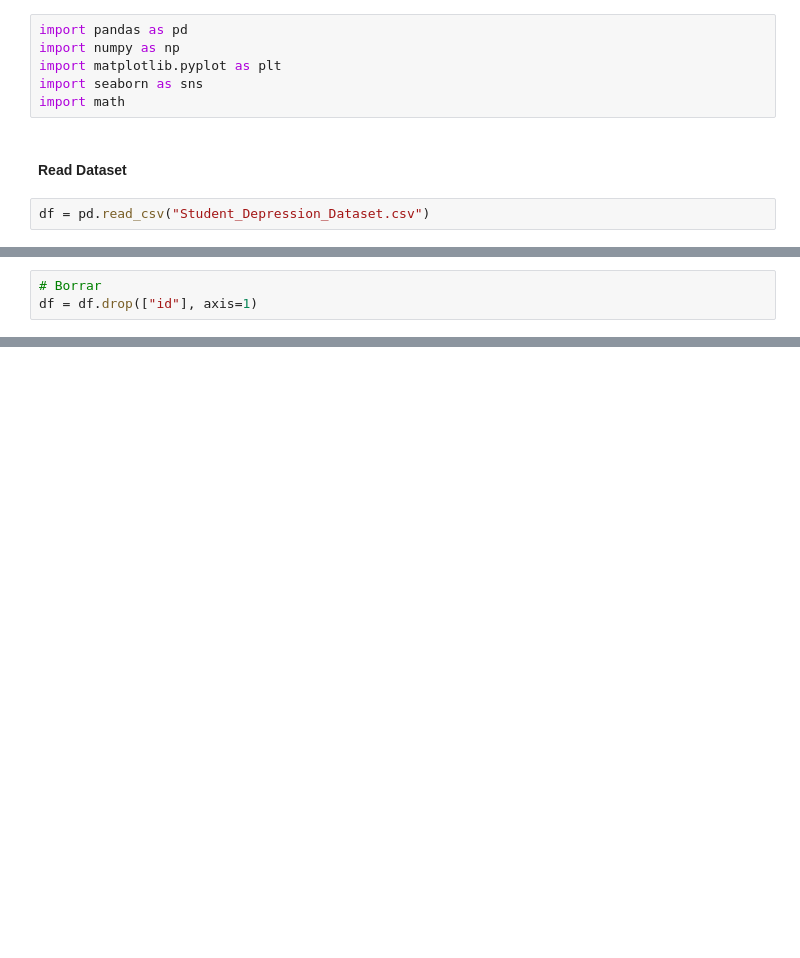
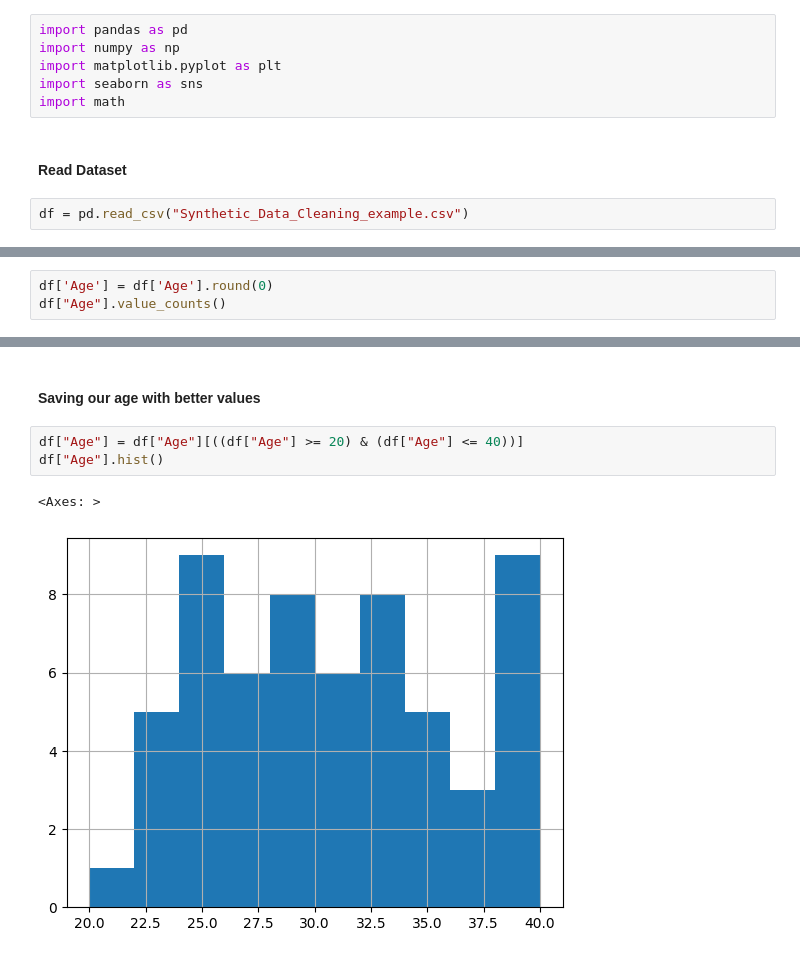
Before and after one commit to UPEN-Thaitiel/feature-engineering-Adiel-Delgado, a Jupyter notebook: Feature Engineering/Variable Imputation/Syntetic_Data_Cleaning.ipynb, the cells around one changed output, grey strips where cells are left out. Saved outputs shown, nothing was run; the diff lists cells and outputs as text; blank space fills up the shorter version.

```diff
--- a/Feature Engineering/Variable Imputation/Syntetic_Data_Cleaning.ipynb
+++ b/Feature Engineering/Variable Imputation/Syntetic_Data_Cleaning.ipynb
@@ -13,4 +11,4 @@ import math
 # %% [markdown]
 #### Read Dataset
 # %%
-df = pd.read_csv("Student_Depression_Dataset.csv")
+df = pd.read_csv("Synthetic_Data_Cleaning_example.csv")
@@ -25,3 +50,0 @@ df.describe()
-# %%
-# Borrar
-df = df.drop(["id"], axis=1)
@@ -27,0 +88,3 @@ df = df.drop(["id"], axis=1)
+# %%
+df['Age'] = df['Age'].round(0)
+df["Age"].value_counts()
@@ -27,0 +109,8 @@ df = df.drop(["id"], axis=1)
+# %% [markdown]
+#### Saving our age with better values
+# %%
+df["Age"] = df["Age"][((df["Age"] >= 20) & (df["Age"] <= 40))]
+df["Age"].hist()
+# %% [output]
+<Axes: >
+[figure, added]
```
Also changed, not shown: parts of 54 cells of this notebook, 2 other files.
